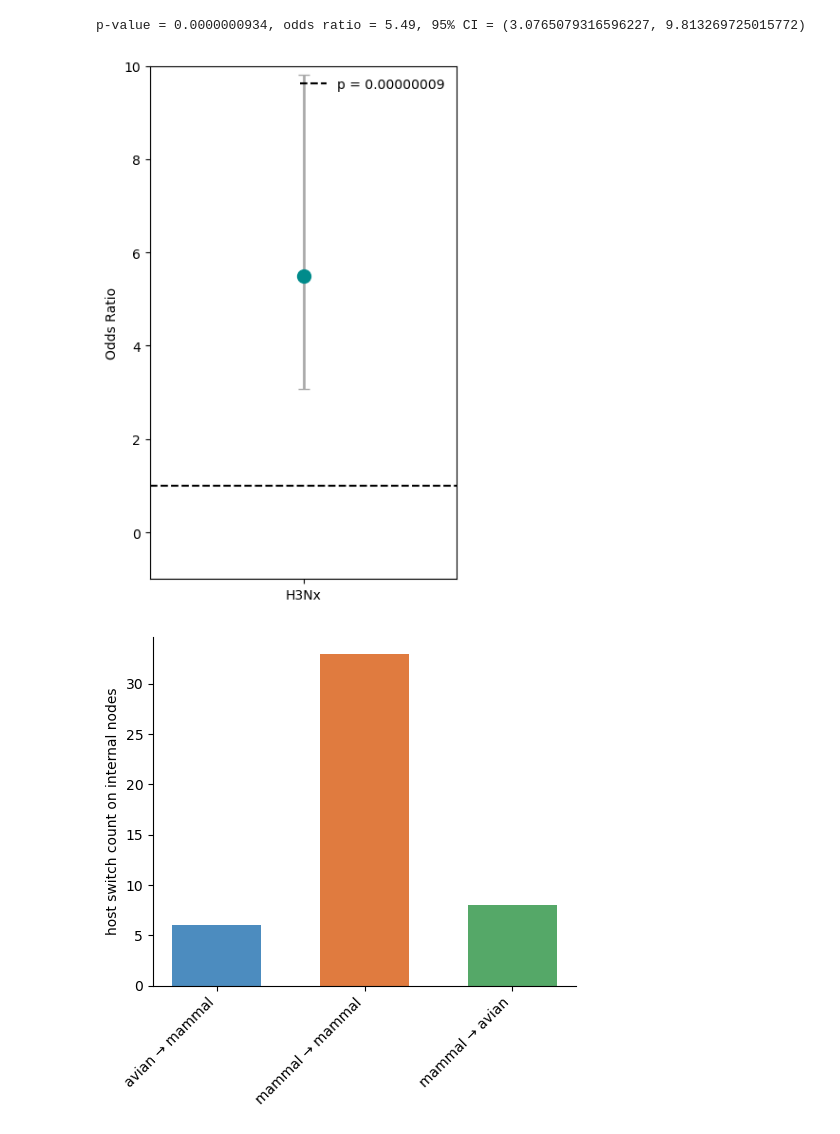
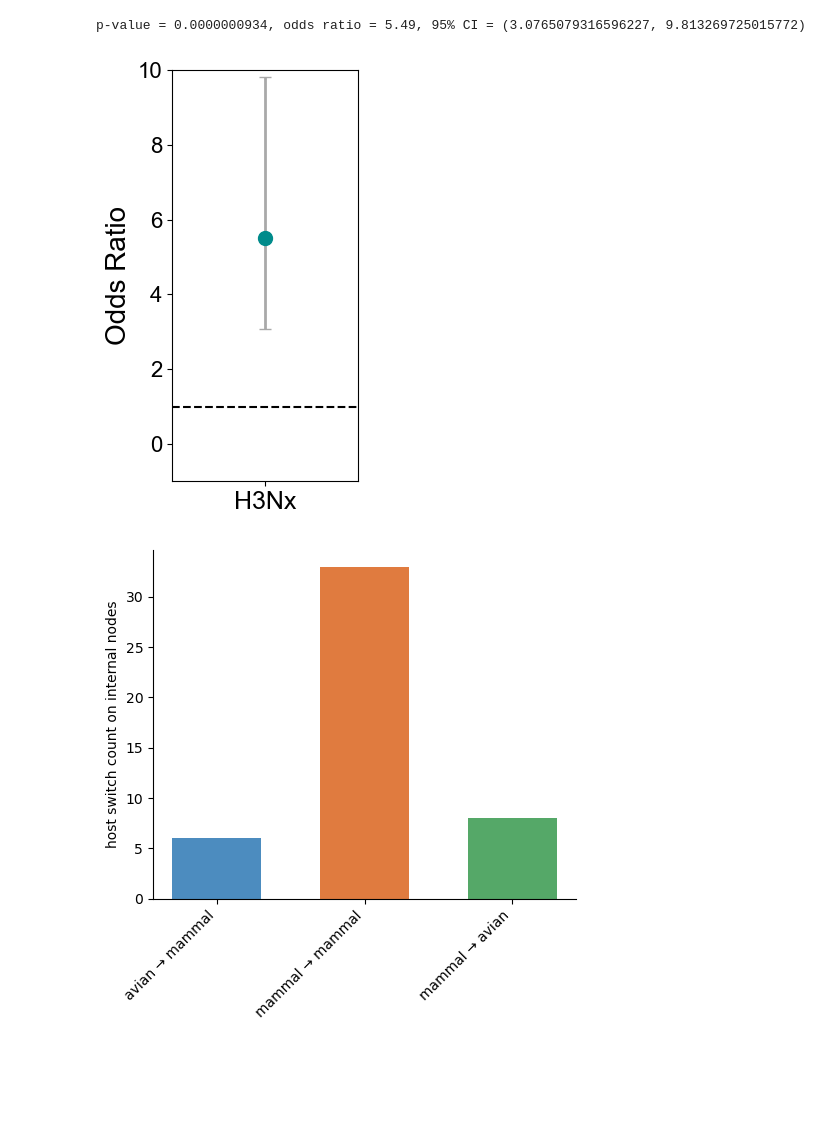
Before and after one commit to moncla-lab/h3nx-paper, a Jupyter notebook: treesort-analyses/host-switching/within-between_FET.ipynb, the cells around one changed output. Drawn from its saved outputs; the diff is of its cells as text; code cells hidden in the pictures; blank space fills up the shorter version.

```diff
--- a/treesort-analyses/host-switching/within-between_FET.ipynb
+++ b/treesort-analyses/host-switching/within-between_FET.ipynb
@@ -149,42 +149,49 @@ print(f"p-value = {p_value:.10f}, odds ratio = {odds_ratio:.2f}, 95% CI = {ci_lo
 # %% [output]
 p-value = 0.0000000934, odds ratio = 5.49, 95% CI = (3.0765079316596227, 9.813269725015772)
 # %%
-fig, axes = plt.subplots(1,1, figsize=(4,6))
+import matplotlib.pyplot as plt
+import matplotlib as mpl
 
+# Set font globally
+mpl.rcParams['font.family'] = 'Arial'
+mpl.rcParams['font.size'] = 16
 
-#  error bars
+fig, axes = plt.subplots(1, 1, figsize=(3, 5))
+
+# error bars
 lower_err = odds_ratio - ci_low
 upper_err = ci_high - odds_ratio
 error_bars = [[lower_err], [upper_err]]
 
 axes.errorbar(
     [0], [odds_ratio],
     yerr=error_bars,
     fmt='o',
     color='darkcyan',
     ecolor='darkgrey',
     elinewidth=2,
     capsize=4,
     markersize=10
 )
 
 axes.axhline(1, color='black', linestyle='--')
 
 axes.set_xticks([0])
-axes.set_xticklabels(["H3Nx"])
-axes.legend([f"p = {p_value:.8f}"], loc='upper right', frameon=False)
+axes.set_xticklabels(["H3Nx"], fontsize=18)
 
-axes.set_ylabel("Odds Ratio")
+axes.set_ylabel("Odds Ratio", fontsize=20)
+axes.tick_params(axis='y', labelsize=16)
+
 x_margin = 0.2
 axes.set_xlim(-0.2, 0.2)
 axes.set_ylim(-1, 10)
 
 plt.savefig(f"plots/H3Nx_OR.pdf", dpi=300, bbox_inches="tight")
 
 plt.tight_layout()
 plt.show()
 # %% [output]
-[figure, old version]
+[figure, new version]
 # %%
 categories = [
     ('avian','mammal'),
```
Also changed, not shown: parts of 1 cell of this notebook, 25 other files.
